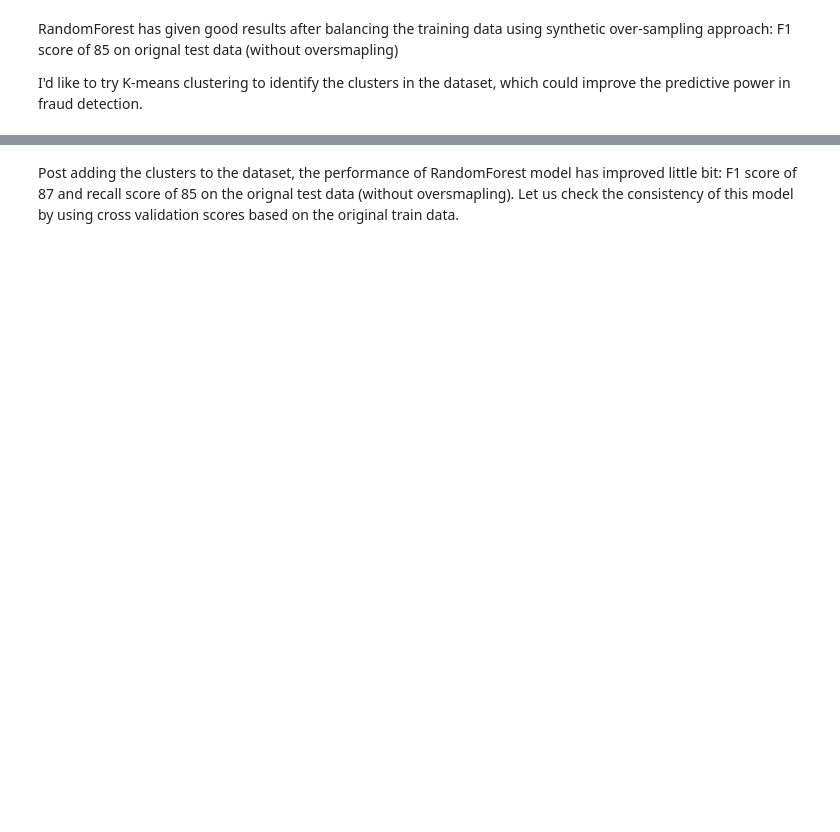
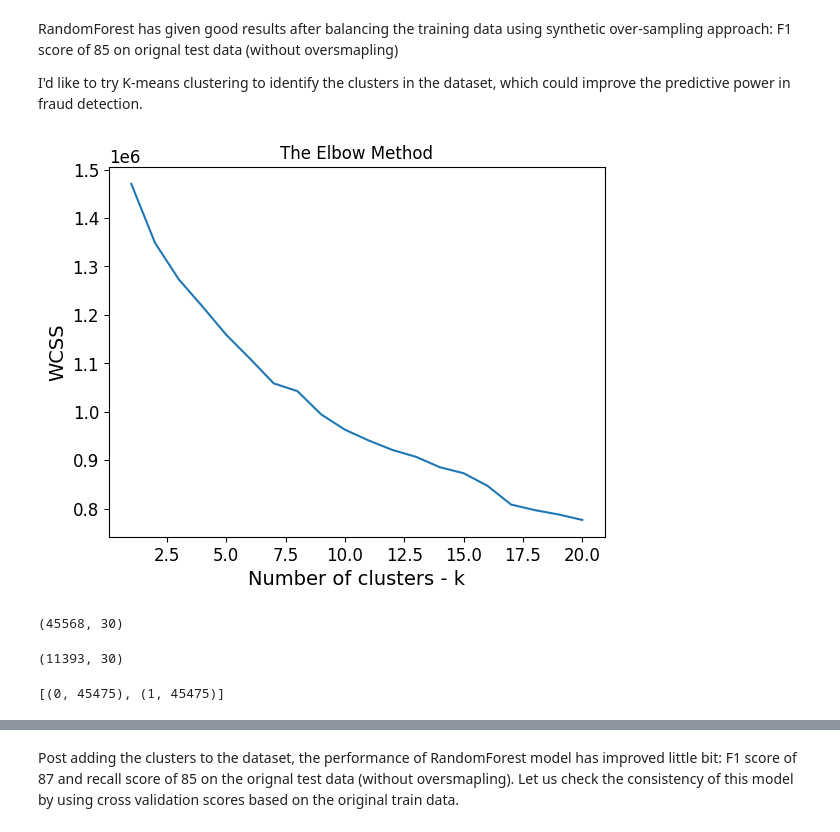
Before and after one commit to agupta7654/ml, a Jupyter notebook: SMOTE-credit.ipynb, the cells around one changed output, grey strips where cells are left out. Cells and saved outputs as stored; diff of their text form; code cells hidden in the pictures; blank space fills up the shorter version.

```diff
--- a/SMOTE-credit.ipynb
+++ b/SMOTE-credit.ipynb
@@ -109,10 +109,10 @@ def build_model_train_test(model,x_train,x_test,y_train,y_test):
 #Loading Dataset
 # UNCOMMENT ONE
 
-url = "https://github.com/AET-CS/aet-cs.github.io/blob/main/white/ML/data/creditcard.csv"
+# url = "https://github.com/AET-CS/aet-cs.github.io/blob/main/white/ML/data/creditcard.csv"
 
 # cc_dataset = pd.read_csv(url=url)
-# cc_dataset = pd.read_csv("../data/creditcard.csv")
+cc_dataset = pd.read_csv("creditcard.csv")
 
 # Optional shrink for speed
 cc_dataset = cc_dataset.sample(frac = 0.2)
@@ -196,17 +258,19 @@ RandomForest has given good results after balancing the training data using synt
 
 I'd like to try K-means clustering to identify the clusters in the dataset, which could improve the predictive power in fraud detection.
 # %%
-# #Elbow Curve for identifying the best number of clusters
-# wcss = [] # Within Cluster Sum of Squares
-# for k in range(1, 21):
-#     kmeans = KMeans(n_clusters = k, init = 'k-means++', random_state = 0)
-#     kmeans.fit(x_train)
-#     wcss.append(kmeans.inertia_)
-# plt.plot(range(1, 21), wcss)
-# plt.title('The Elbow Method')
-# plt.xlabel('Number of clusters - k')
-# plt.ylabel('WCSS')
-# plt.show()
+#Elbow Curve for identifying the best number of clusters
+wcss = [] # Within Cluster Sum of Squares
+for k in range(1, 21):
+    kmeans = KMeans(n_clusters = k, init = 'k-means++', random_state = 0)
+    kmeans.fit(x_train)
+    wcss.append(kmeans.inertia_)
+plt.plot(range(1, 21), wcss)
+plt.title('The Elbow Method')
+plt.xlabel('Number of clusters - k')
+plt.ylabel('WCSS')
+plt.show()
+# %% [output]
+[figure, added]
 # %%
 #Clustering with 11 clusters. I used the elbow method to derive on number of clusters. I commented the above code to save the run time
 kmeans_best = KMeans(n_clusters = 11, init = 'k-means++', random_state = 0)
@@ -215,16 +279,22 @@ train_clusters = kmeans_best.fit_predict(x_train)
 #Merge clusters with other input features on Train Data
 x_train2 = np.c_[(x_train,train_clusters )]
 x_train2.shape
+# %% [output]
+(45568, 30)
 # %%
 #Predict the cluster for test data & merge it with other features
 test_clusters = kmeans_best.predict(x_test)
 x_test2 = np.c_[(x_test,test_clusters )]
 x_test2.shape
+# %% [output]
+(11393, 30)
 # %%
 #Generate the oversample data for training purpose
 os_res_x2,os_res_y2=os.fit_resample(x_train2,y_train)
 #Counts of each class in oversampled data
 print(sorted(Counter(os_res_y2).items()))
+# %% [output]
+[(0, 45475), (1, 45475)]
 # %%
 #RandomForest for training over-sampled data set.
 rnd_clf2 = RandomForestClassifier(n_estimators=100,criterion='gini',n_jobs=-1, random_state=0)
```
Also changed, not shown: parts of 12 cells of this notebook, 1 other file.
